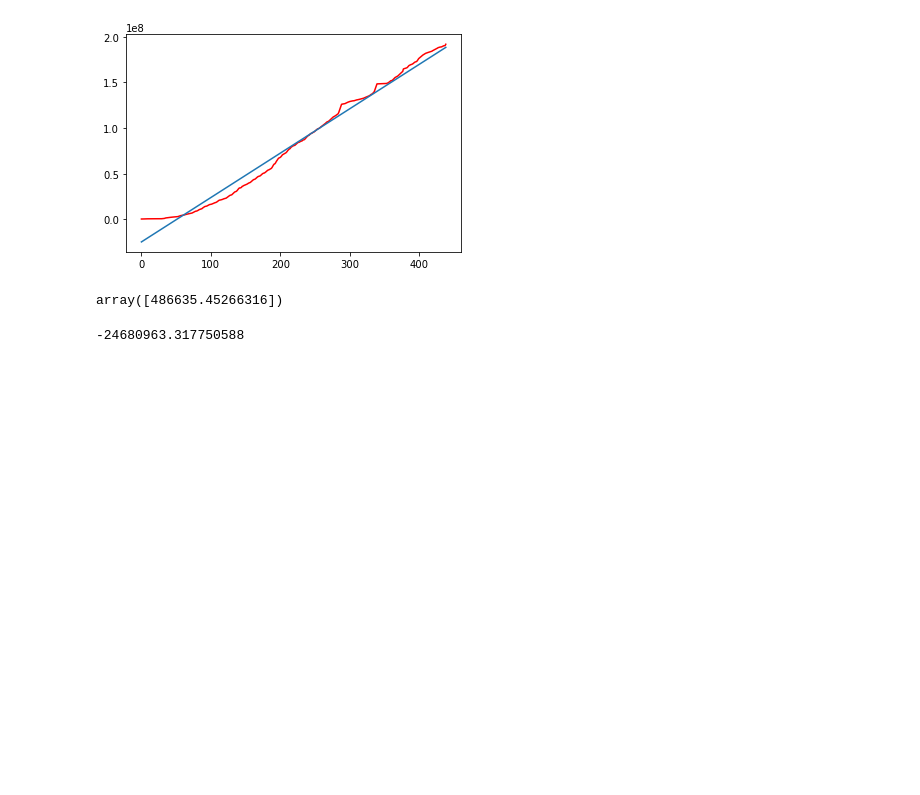
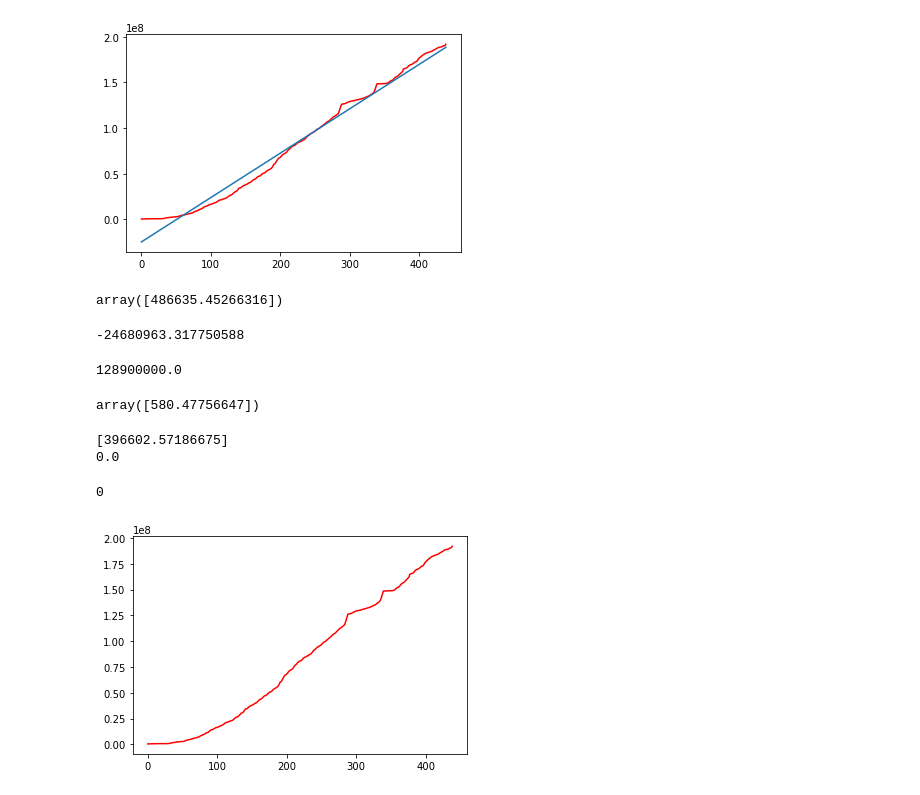
Before and after one commit to elriczero/ML-HW4-Covid-Analysis, a Jupyter notebook: Machine Learning Assignment 4 - Covid Vaccination Progress.ipynb, the cells around one changed output. Saved outputs shown, nothing was run; the diff lists cells and outputs as text; code cells hidden in the pictures; blank space fills up the shorter version.

```diff
--- a/Machine Learning Assignment 4 - Covid Vaccination Progress.ipynb
+++ b/Machine Learning Assignment 4 - Covid Vaccination Progress.ipynb
@@ -293,0 +296,30 @@ def find_x_value_for_given_y(linear_model,y):
+# %%
+mexicanos = 128.9*10**6
+mexicanos
+# %% [output]
+128900000.0
+# %%
+find_x_value_for_given_y(reg, mexicanos*2)
+# %% [output]
+array([580.47756647])
+# %%
+def get_linear_regression_by_index(index_name, data, test_size = 0.3, fit_intercept = False):
+    data_train = data
+    target = data[str(index_name)]
+    X_train, X_test, y_train, y_test = train_test_split(data_train, target,test_size=test_size)
+    lr = LinearRegression(fit_intercept=fit_intercept)
+    lr.fit(data[['time_passed']],data[str(index_name)])
+    print(lr.coef_)
+    print(lr.intercept_)
+    predicted = []
+    t = data.time_passed
+    t = list(t)
+    for i in t:
+        predicted.append(reg.predict([[i]]))
+    npredicted = []
+    for i in range(len(predicted)):
+        npredicted.append((predicted[i][0]))
+
+    plt.plot(data['time_passed'],data[str(index_name)], color='red')
+#     plt.plot(data['time_passed'],npredicted)
+    return 0
@@ -293,0 +330,7 @@ def find_x_value_for_given_y(linear_model,y):
+# %%
+get_linear_regression_by_index('total_vaccinations',ndata)
+# %% [output]
+[396602.57186675]
+0.0
+0
+[figure, added]
```
Also changed, not shown: parts of 8 cells of this notebook.
